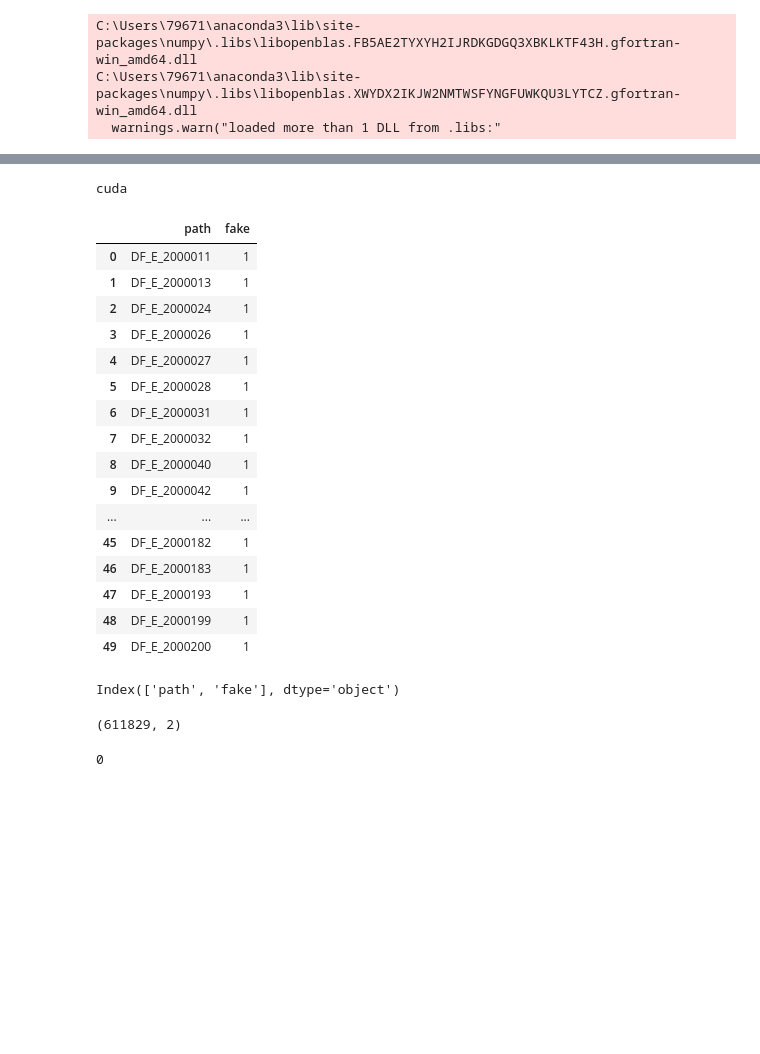
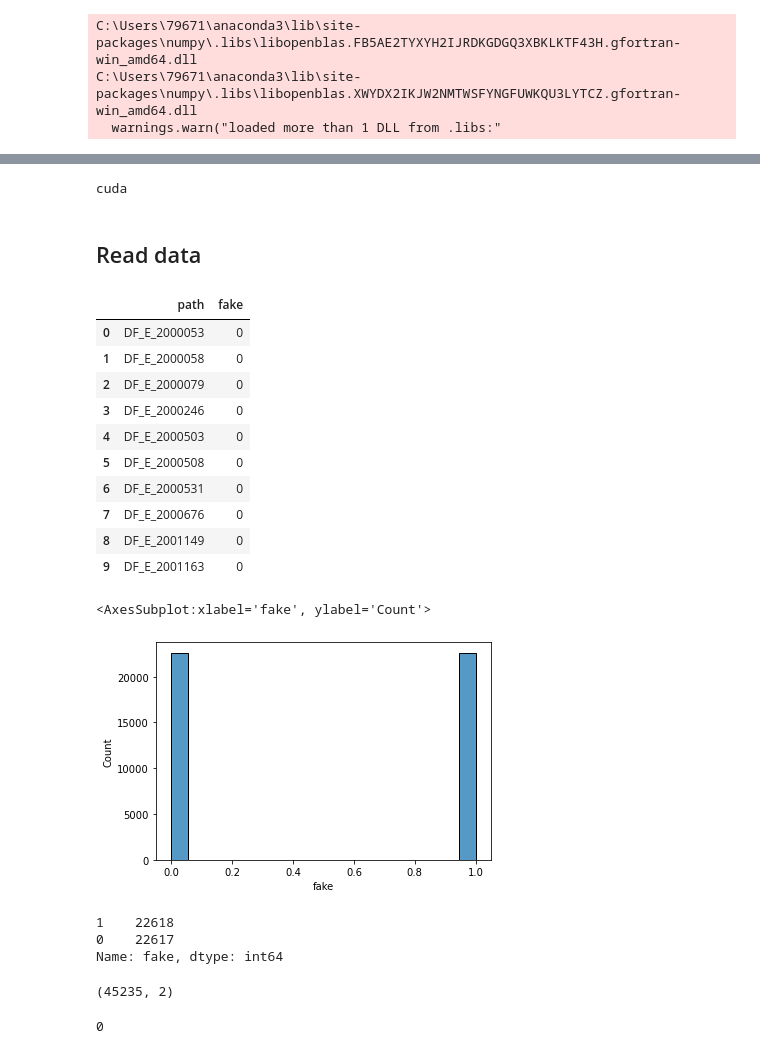
Before and after one commit to Millcool/Audio_Binary_Classification, a Jupyter notebook: b1_for_audio-Copy1.ipynb, the cells around one changed output, grey strips where cells are left out. Drawn from its saved outputs; the diff is of its cells as text; code cells hidden in the pictures; blank space fills up the shorter version.

```diff
--- a/b1_for_audio-Copy1.ipynb
+++ b/b1_for_audio-Copy1.ipynb
@@ -56,14 +61,14 @@ class CFG:
     model_number  = 1
     train_bs      = 32
     valid_bs      = 32
-    width         = 1000 # image width
+    width         = 300 # image width
     mels          = 80  # height
     SAMPLE_RATE   = 16000
     NUM_SAMPLES   = 48000
-    num_item_all  = 1000 if DEBUG else 120000      #611829
+    num_item_all  = 45235 if DEBUG else 45235     #611829
     num_test      = 10 if DEBUG else 301      # 1000
     print_every   = 1  if DEBUG else 50      #500
-    epochs        = 20  if DEBUG else 30        #35
+    epochs        = 25  if DEBUG else 30        #35
     ###############################################
     crop_koef     = 1
     lr            = 0.002
@@ -81,8 +86,8 @@ class CFG:
     classes       = [0,1]
     activation    = None #'softmax'
     device        = torch.device("cuda" if torch.cuda.is_available() else "cpu")
-    test_path     = "../input/russian-railways-2/test/test/" if Kaggle else "E:/Audio/ASV/clips/"
+    test_path     = " " if Kaggle else "E:/Audio/ASV/clips/"
     save_path     = '../working/result/' if Kaggle else "./result/"
     train_path    = "E:/Audio/ASV/clips/"
-    csv_path      = 'E:/Audio/ASV/valid' # '../../Испытание на стажировки/'
+    csv_path      = 'E:/Audio/ASV/equal_dataset'
     best_model_w  = '../input/russian-railways-2/best_epoch_ofu-efficientnet-b4_v2.bin' if Kaggle else f'./best_epoch_ofu-{backbone}_v2.bin'
@@ -91,42 +94,44 @@ class CFG:
-# %%
-device = "cuda" if torch.cuda.is_available() else "cpu"
-print(device)
-# %% [output]
-cuda
+# %%
+print(CFG.device)
+# %% [output]
+cuda
 # %%
 # Different classes dataset.
 classes = ('0','1')
+# %% [markdown]
+## Read data
 # %%
 
 data = pd.read_csv(CFG.csv_path, sep = '\t' ) #pd.read_csv(CFG.csv_path, sep = '\\t', header=None)
 # %%
-data.head(50)
+data.head(10)
 # %% [output]
 |  | path | fake |
-| 0 | DF_E_2000011 | 1 |
-| 1 | DF_E_2000013 | 1 |
-| 2 | DF_E_2000024 | 1 |
-| 3 | DF_E_2000026 | 1 |
-| 4 | DF_E_2000027 | 1 |
-| 5 | DF_E_2000028 | 1 |
-| 6 | DF_E_2000031 | 1 |
-| 7 | DF_E_2000032 | 1 |
-| 8 | DF_E_2000040 | 1 |
-| 9 | DF_E_2000042 | 1 |
-| ... | ... | ... |
-| 45 | DF_E_2000182 | 1 |
-| 46 | DF_E_2000183 | 1 |
-| 47 | DF_E_2000193 | 1 |
-| 48 | DF_E_2000199 | 1 |
-| 49 | DF_E_2000200 | 1 |
+| 0 | DF_E_2000053 | 0 |
+| 1 | DF_E_2000058 | 0 |
+| 2 | DF_E_2000079 | 0 |
+| 3 | DF_E_2000246 | 0 |
+| 4 | DF_E_2000503 | 0 |
+| 5 | DF_E_2000508 | 0 |
+| 6 | DF_E_2000531 | 0 |
+| 7 | DF_E_2000676 | 0 |
+| 8 | DF_E_2001149 | 0 |
+| 9 | DF_E_2001163 | 0 |
-# %%
-data.columns
-# %% [output]
-Index(['path', 'fake'], dtype='object')
+# %%
+sns.histplot(data=data['fake'])
+# %% [output]
+<AxesSubplot:xlabel='fake', ylabel='Count'>
+[figure, added]
+# %%
+data['fake'].value_counts()
+# %% [output]
+1    22618
+0    22617
+Name: fake, dtype: int64
 # %%
  data.shape
 # %% [output]
-(611829, 2)
+(45235, 2)
 # %%
 sum(data['fake'].isnull())
 # %% [output]
```
Also changed, not shown: parts of 43 cells of this notebook, 3 other files.
